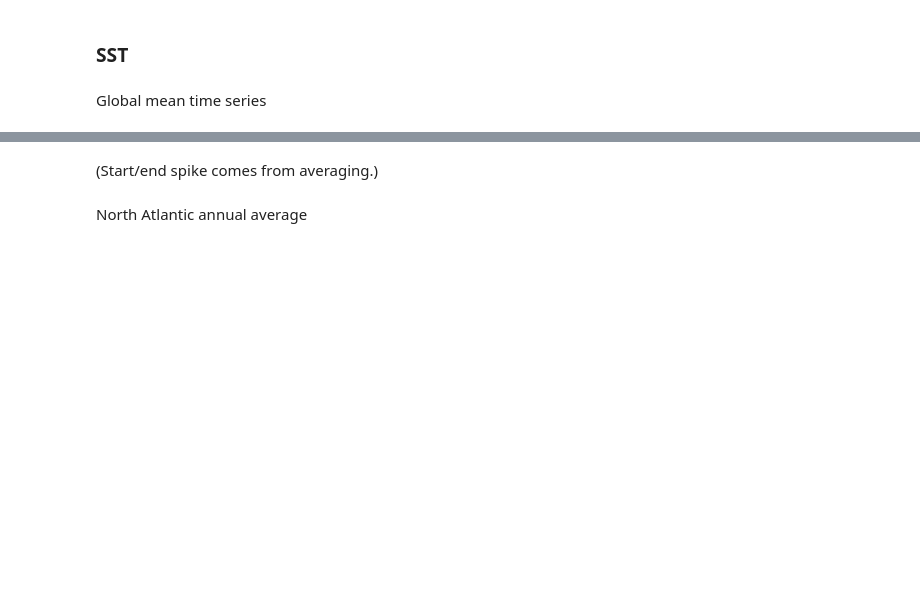
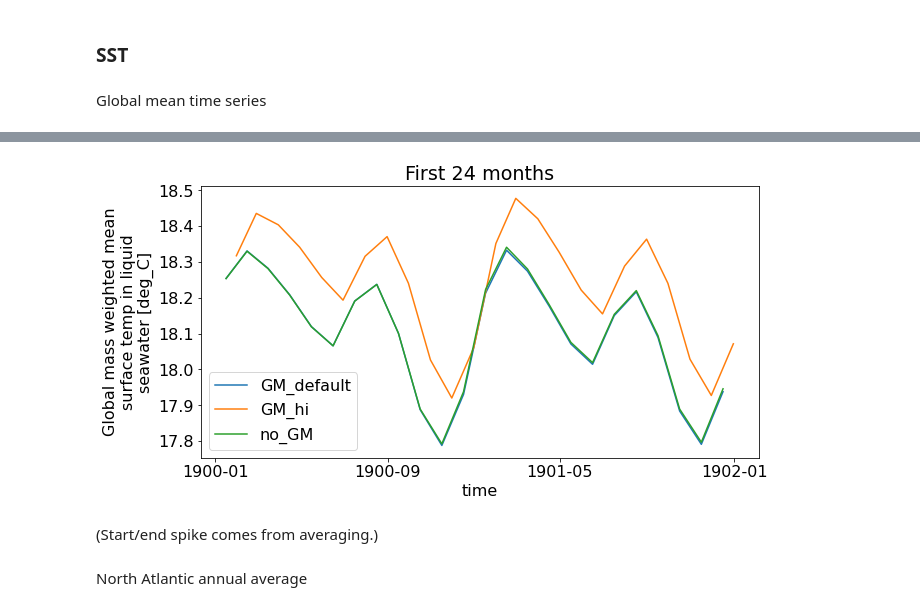
Before and after one commit to wghuneke/ACCESS-CM2-025_Analysis, a Jupyter notebook: notebooks/Testing_OM2_GMhi.ipynb, the cells around one changed output, grey strips where cells are left out. Cells and saved outputs as stored; diff of their text form; code cells hidden in the pictures; blank space fills up the shorter version.

```diff
--- a/notebooks/Testing_OM2_GMhi.ipynb
+++ b/notebooks/Testing_OM2_GMhi.ipynb
@@ -115,3 +121,13 @@ plt.legend()
+# %%
+fig = plt.figure(figsize=(10,5))
+
+SST_global_cntr[:24].plot(label='GM_default')
+SST_global_GMhi.resample(time='M').mean()[:24].plot(label='GM_hi')
+SST_global_noGM[:24].plot(label='no_GM')
+plt.legend()
+plt.title('First 24 months');
+# %% [output]
+[figure, added]
 # %% [markdown]
 (Start/end spike comes from averaging.)
 # %% [markdown]
```
Also changed, not shown: parts of 8 cells of this notebook.
